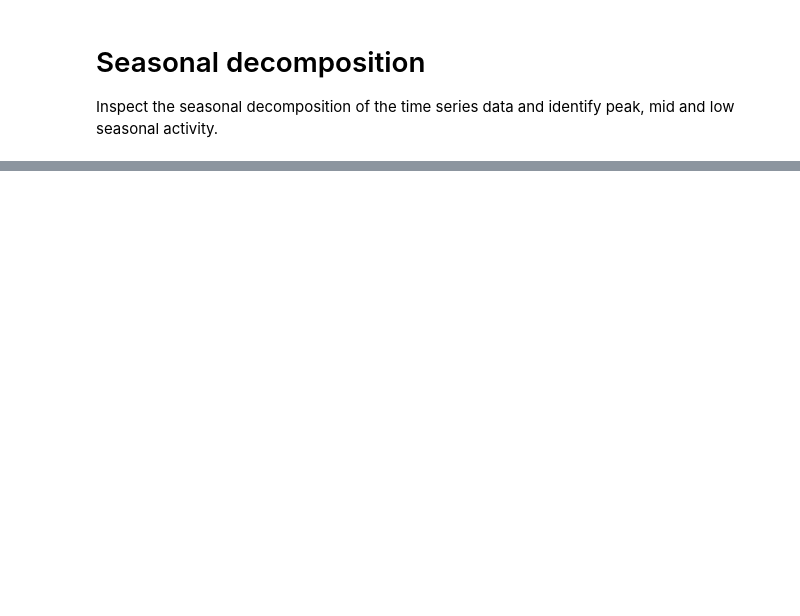
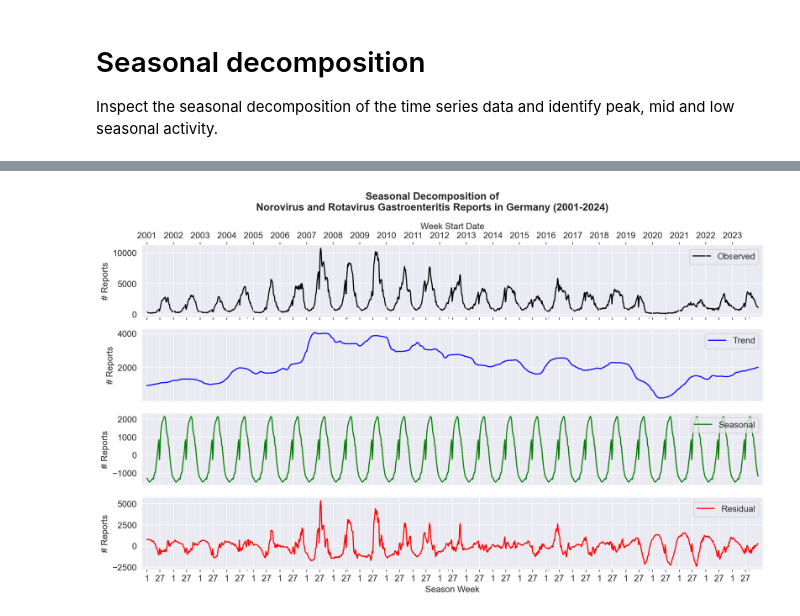
Before and after one commit to nina-prog/sem-outbreak-detection, a Jupyter notebook: notebooks/eda.ipynb, the cells around one changed output, grey strips where cells are left out. Cells and saved outputs as stored; diff of their text form; code cells hidden in the pictures; blank space fills up the shorter version.

```diff
--- a/notebooks/eda.ipynb
+++ b/notebooks/eda.ipynb
@@ -368,0 +360,4 @@ df_cleaned
+# %%
+df_temp = df_cleaned.copy()
+df_temp = df_temp[["seasonWeek", "week_start_date", "reports"]]
+df_temp
@@ -368,0 +378,9 @@ df_cleaned
+# %%
+%%time
+# Seasonal decomposition
+seasonal_decomposition = seasonal_decompose(
+    df_temp["reports"],
+    model="additive",
+    extrapolate_trend="freq",
+    period=52,  # seasonal period
+)
@@ -368,0 +390,37 @@ df_cleaned
+# %%
+# Plot
+fig, axes = plt.subplots(4, 1, figsize=(13, 8), sharex=True)
+seasonal_decomposition.observed.plot(ax=axes[0], color="black", label="Observed")
+seasonal_decomposition.trend.plot(ax=axes[1], color="blue", label="Trend")
+seasonal_decomposition.seasonal.plot(ax=axes[2], color="green", label="Seasonal")
+seasonal_decomposition.resid.plot(ax=axes[3], color="red", label="Residual")
+# Setting for all axes
+for ax in axes:
+    ax.legend(loc="upper right")
+    ax.set_ylabel("# Reports")
+    ax.set_xlim(df_temp.index[0] - 10, df_temp.index[-1] + 10)
+# Set x-label to season week
+period = 26
+axes[3].set_xlabel("Season Week")
+axes[3].set_xticks(df_temp.index[::period])
+axes[3].set_xticklabels(df_temp["seasonWeek"][::period])
+axes[3].xaxis.set_ticks_position("bottom")
+# Add secondary x-axis with week start date on top plot
+secondary_axis = axes[0].twiny()
+secondary_axis.set_xlabel("Week Start Date")
+secondary_axis.set_xticks(df_temp.index[:: period * 2])
+secondary_axis.set_xticklabels(
+    df_temp["week_start_date"].dt.strftime("%Y")[:: period * 2]
+)
+secondary_axis.xaxis.set_ticks_position("top")
+secondary_axis.set_xlim(axes[0].get_xlim())
+# Set tight layout
+fig.suptitle(
+    "Seasonal Decomposition of\nNorovirus and Rotavirus Gastroenteritis Reports in Germany (2001-2024)",
+    fontsize=14,
+    fontweight="bold",
+)
+plt.tight_layout()
+plt.show()
+# %% [output]
+[figure, added]
```
Also changed, not shown: parts of 12 cells of this notebook, 1 other file.
